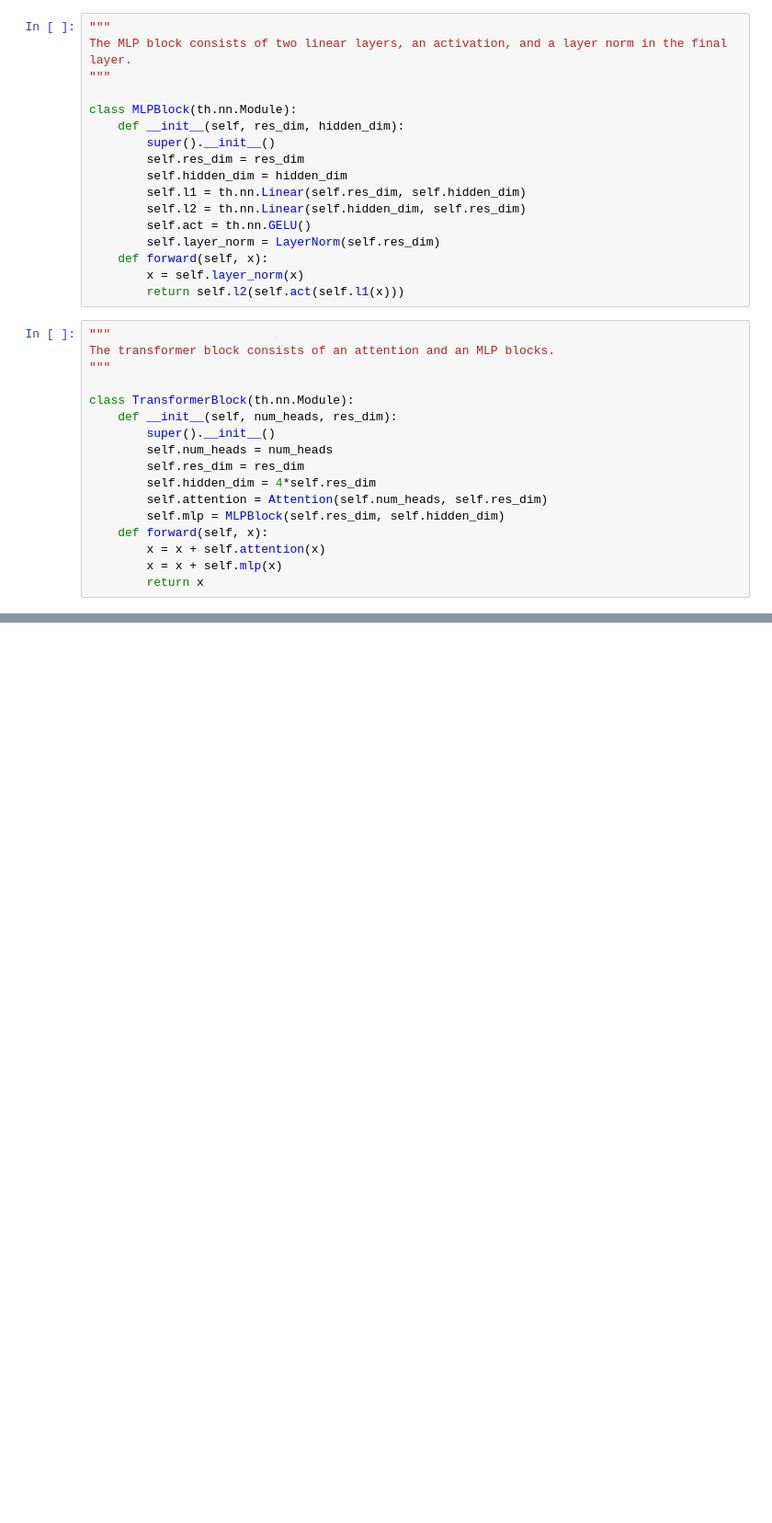
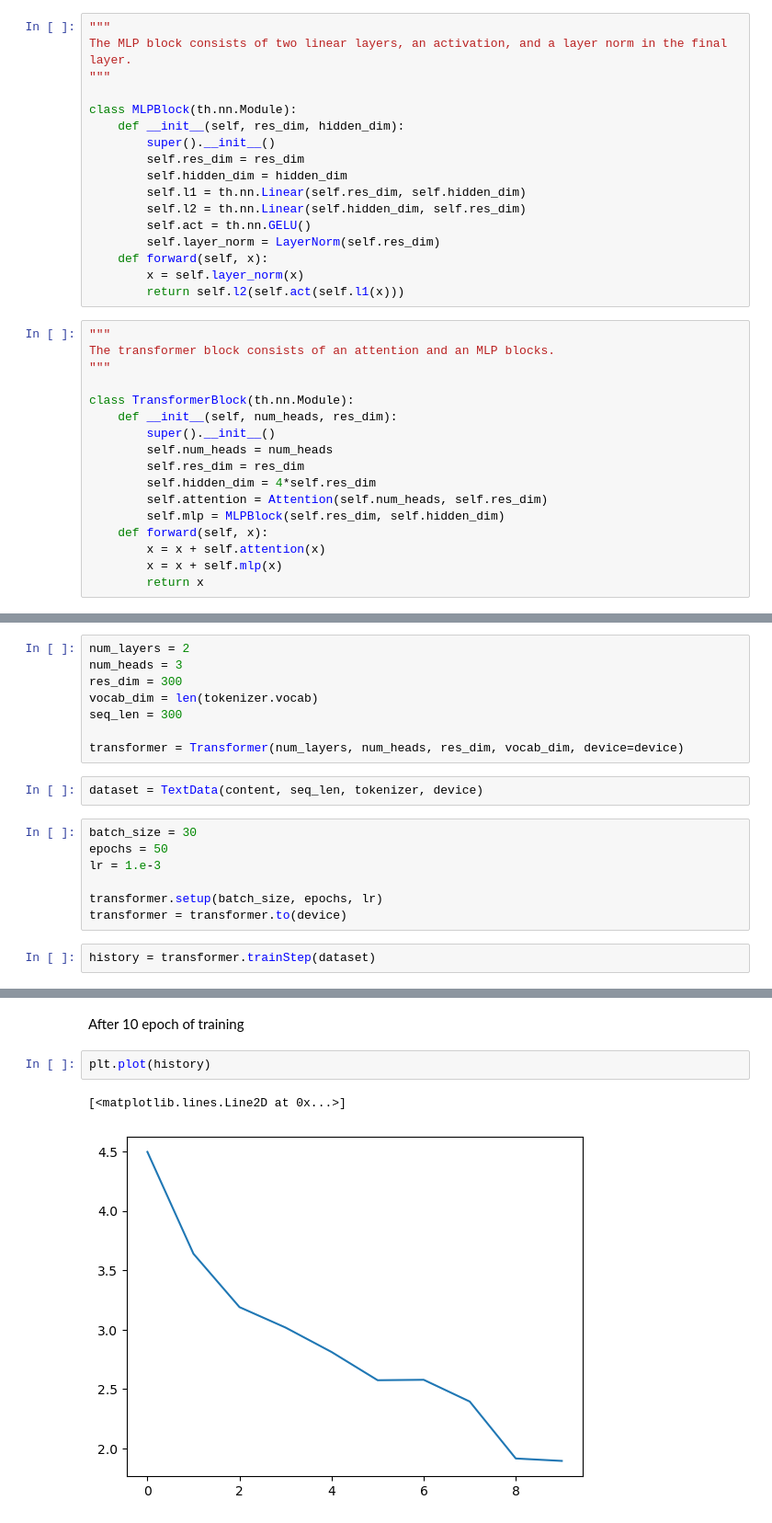
Before and after one commit to avsh12/Computational-Physics, a Jupyter notebook: AI-ML/Neural-Network/Language Model/transformer_scratch.ipynb, the cells around one changed output, grey strips where cells are left out. Shown at 92% size. Drawn from its saved outputs; the diff is of its cells as text; blank space fills up the shorter version.

```diff
--- a/AI-ML/Neural-Network/Language Model/transformer_scratch.ipynb
+++ b/AI-ML/Neural-Network/Language Model/transformer_scratch.ipynb
@@ -233,0 +292,19 @@ class Transformer(th.nn.Module):
+# %%
+num_layers = 2
+num_heads = 3
+res_dim = 300
+vocab_dim = len(tokenizer.vocab)
+seq_len = 300
+
+transformer = Transformer(num_layers, num_heads, res_dim, vocab_dim, device=device)
+# %%
+dataset = TextData(content, seq_len, tokenizer, device)
+# %%
+batch_size = 30
+epochs = 50
+lr = 1.e-3
+
+transformer.setup(batch_size, epochs, lr)
+transformer = transformer.to(device)
+# %%
+history = transformer.trainStep(dataset)
@@ -233,0 +336,7 @@ class Transformer(th.nn.Module):
+# %% [markdown]
+After 10 epoch of training
+# %%
+plt.plot(history)
+# %% [output]
+[<matplotlib.lines.Line2D at 0x...>]
+[figure, added]
```
Also changed, not shown: parts of 22 cells of this notebook.
